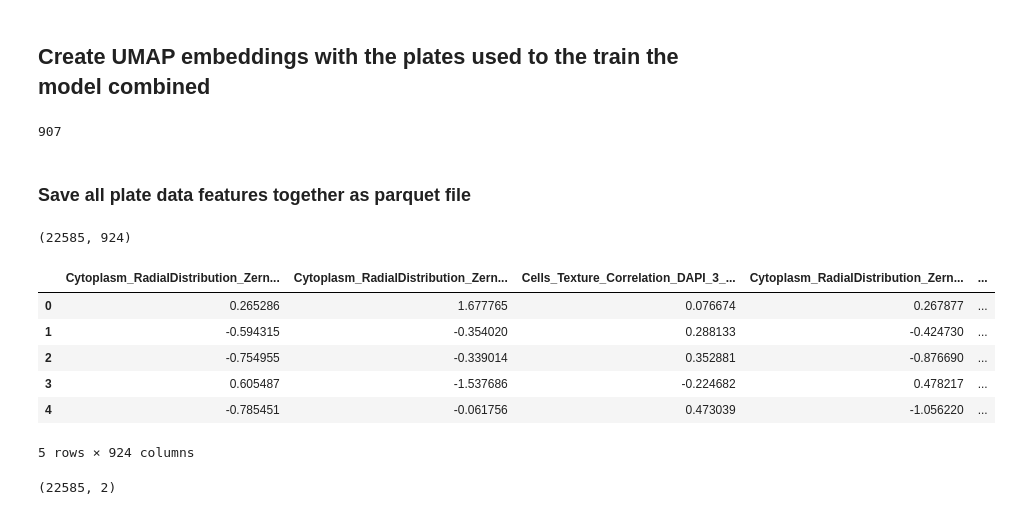
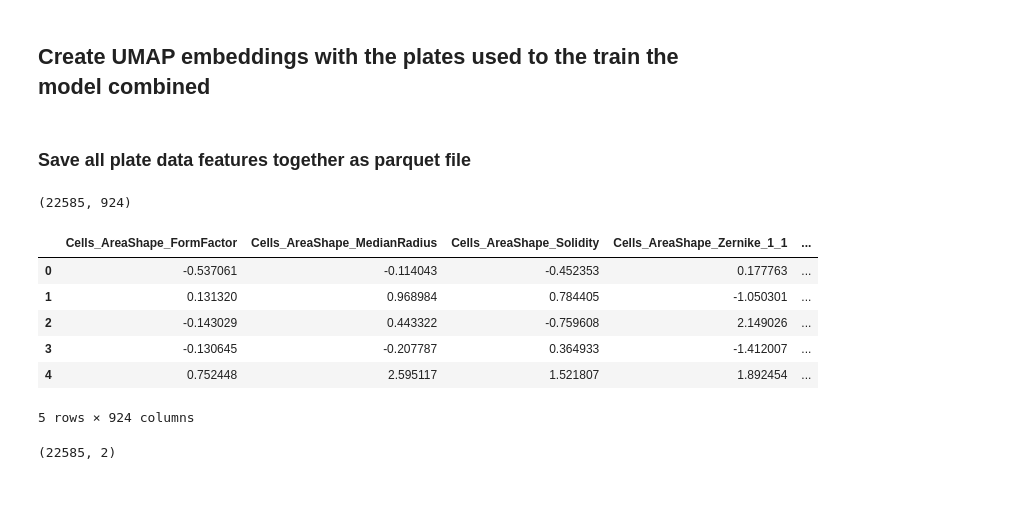
Before and after one commit to WayScience/nf1_schwann_cell_painting_data, a Jupyter notebook: 4.analyze_data/notebooks/UMAP/0.UMAP_coordinates.ipynb, the cells around one changed output. Drawn from its saved outputs; the diff is of its cells as text; code cells hidden in the pictures.

Commit message:
update UMAPs and fix code cell execution

```diff
--- a/4.analyze_data/notebooks/UMAP/0.UMAP_coordinates.ipynb
+++ b/4.analyze_data/notebooks/UMAP/0.UMAP_coordinates.ipynb
@@ -160,42 +180,31 @@ for file_path in fs_files:
-# %%
-# Get the column names of all DataFrames in selected_dfs
-column_sets = [set(df.columns) for df in selected_dfs]
-
-# Find the common column names across all DataFrames
-common_columns = list(set.intersection(*column_sets))
-
-# Exclude columns that start with "Metadata" to print the number of features
-feature_columns = [col for col in common_columns if not col.startswith("Metadata")]
-
-# Print length of only features
-len(feature_columns)
-# %% [output]
-907
 # %% [markdown]
 ### Save all plate data features together as parquet file
 # %%
 # Filter each DataFrame in selected_dfs to include only common columns
 selected_dfs_filtered = [df.loc[:, common_columns] for df in selected_dfs]
 
 # Concatenate the filtered dataframes along the rows
 concatenated_df = pd.concat(selected_dfs_filtered, ignore_index=True)
+
+# Ensure column consistency in the concatenated dataframe
+concatenated_df = concatenated_df[sorted(concatenated_df.columns)]
 
 # Save the concatenated dataframe to a file
 output_concatenated_file = pathlib.Path(
     output_dir, "concatenated_norm_fs_plates_5_3_3prime.parquet"
 )
 concatenated_df.to_parquet(output_concatenated_file, index=False)
 
 print(concatenated_df.shape)
 concatenated_df.head()
 # %% [output]
 (22585, 924)
-|  | Cytoplasm_RadialDistribution_Zern... | Cytoplasm_RadialDistribution_Zern... | Cells_Texture_Correlation_DAPI_3_... | Cytoplasm_RadialDistribution_Zern... | ... |
-| 0 | 0.265286 | 1.677765 | 0.076674 | 0.267877 | ... |
-| 1 | -0.594315 | -0.354020 | 0.288133 | -0.424730 | ... |
-| 2 | -0.754955 | -0.339014 | 0.352881 | -0.876690 | ... |
-| 3 | 0.605487 | -1.537686 | -0.224682 | 0.478217 | ... |
-| 4 | -0.785451 | -0.061756 | 0.473039 | -1.056220 | ... |
+|  | Cells_AreaShape_FormFactor | Cells_AreaShape_MedianRadius | Cells_AreaShape_Solidity | Cells_AreaShape_Zernike_1_1 | ... |
+| 0 | -0.537061 | -0.114043 | -0.452353 | 0.177763 | ... |
+| 1 | 0.131320 | 0.968984 | 0.784405 | -1.050301 | ... |
+| 2 | -0.143029 | 0.443322 | -0.759608 | 2.149026 | ... |
+| 3 | -0.130645 | -0.207787 | 0.364933 | -1.412007 | ... |
+| 4 | 0.752448 | 2.595117 | 1.521807 | 1.892454 | ... |
 5 rows × 924 columns
 # %%
 desired_columns = [
```
Also changed, not shown: parts of 12 cells of this notebook, 18 other files.
